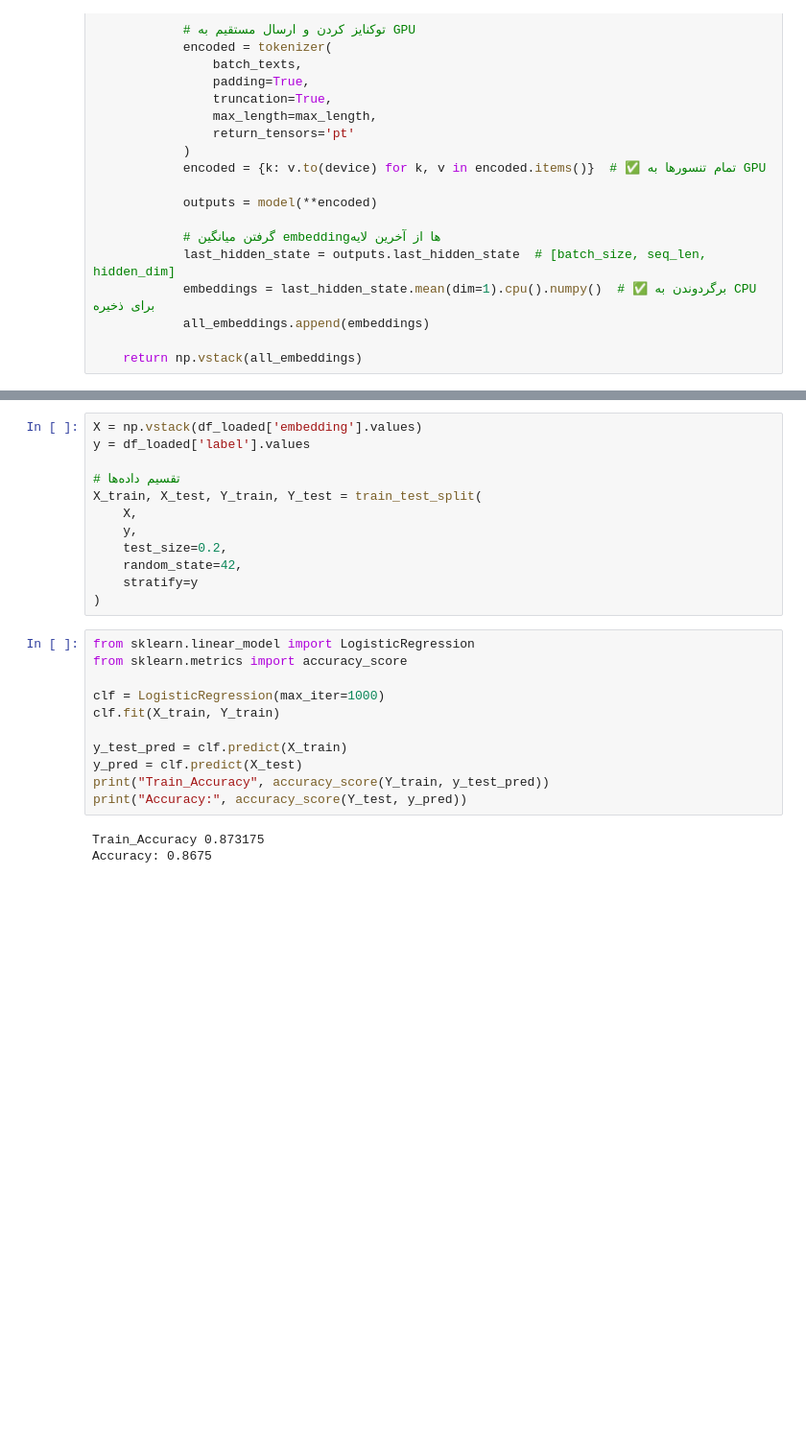
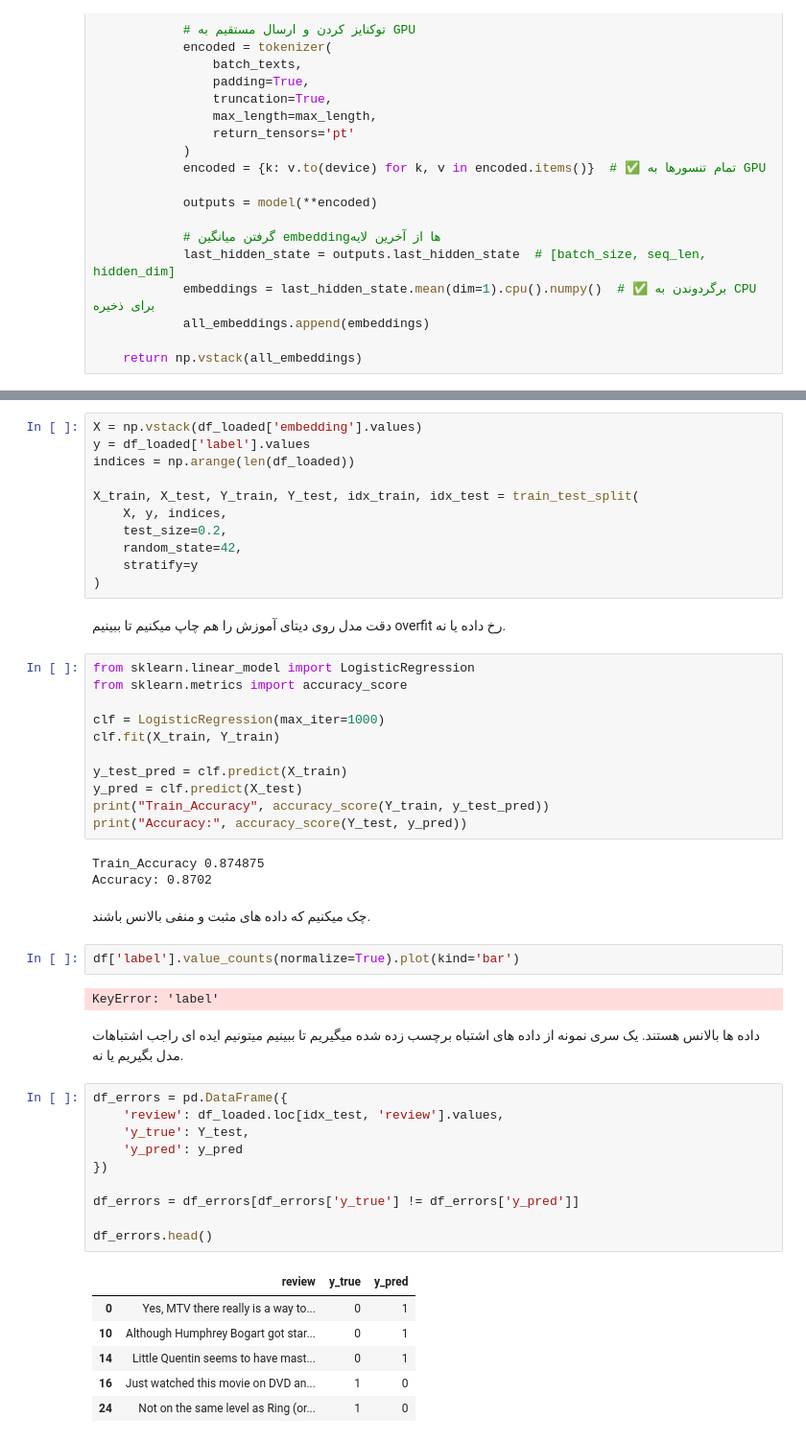
Before and after one commit to sepehrtdarvish/Fine-Tune-Exercise, a Jupyter notebook: FeatureExtraction.ipynb, the cells around one changed output, grey strips where cells are left out. Shown at 96% size. Cells and saved outputs as stored; diff of their text form; blank space fills up the shorter version.

```diff
--- a/FeatureExtraction.ipynb
+++ b/FeatureExtraction.ipynb
@@ -88,15 +103,16 @@ df_loaded.head()
 # %%
 X = np.vstack(df_loaded['embedding'].values)
 y = df_loaded['label'].values
+indices = np.arange(len(df_loaded))
 
-# تقسیم داده‌ها
-X_train, X_test, Y_train, Y_test = train_test_split(
-    X,
-    y,
+X_train, X_test, Y_train, Y_test, idx_train, idx_test = train_test_split(
+    X, y, indices,
     test_size=0.2,
     random_state=42,
     stratify=y
 )
+# %% [markdown]
+دقت مدل روی دیتای آموزش را هم چاپ میکنیم تا ببینیم overfit رخ داده یا نه.
 # %%
 from sklearn.linear_model import LogisticRegression
 from sklearn.metrics import accuracy_score
@@ -109,5 +125,30 @@ y_pred = clf.predict(X_test)
 print("Train_Accuracy", accuracy_score(Y_train, y_test_pred))
 print("Accuracy:", accuracy_score(Y_test, y_pred))
 # %% [output]
-Train_Accuracy 0.873175
-Accuracy: 0.8675
+Train_Accuracy 0.874875
+Accuracy: 0.8702
+# %% [markdown]
+چک میکنیم که داده های مثبت و منفی بالانس باشند.
+# %%
+df['label'].value_counts(normalize=True).plot(kind='bar')
+# %% [output]
+KeyError: 'label'
+# %% [markdown]
+داده ها بالانس هستند. یک سری نمونه از داده های اشتباه برچسب زده شده میگیریم تا ببینیم میتونیم ایده ای راجب اشتباهات مدل بگیریم یا نه.
+# %%
+df_errors = pd.DataFrame({
+    'review': df_loaded.loc[idx_test, 'review'].values,
+    'y_true': Y_test,
+    'y_pred': y_pred
+})
+
+df_errors = df_errors[df_errors['y_true'] != df_errors['y_pred']]
+
+df_errors.head()
+# %% [output]
+|  | review | y_true | y_pred |
+| 0 | Yes, MTV there really is a way to... | 0 | 1 |
+| 10 | Although Humphrey Bogart got star... | 0 | 1 |
+| 14 | Little Quentin seems to have mast... | 0 | 1 |
+| 16 | Just watched this movie on DVD an... | 1 | 0 |
+| 24 | Not on the same level as Ring (or... | 1 | 0 |
```
Also changed, not shown: parts of 10 cells of this notebook.
